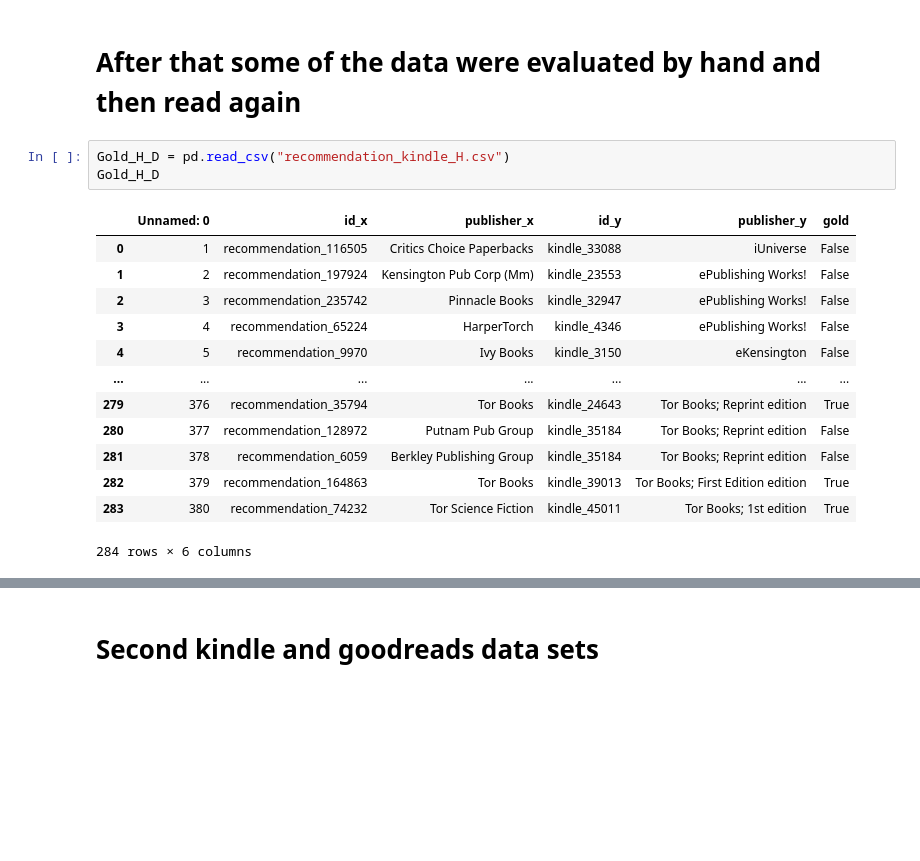
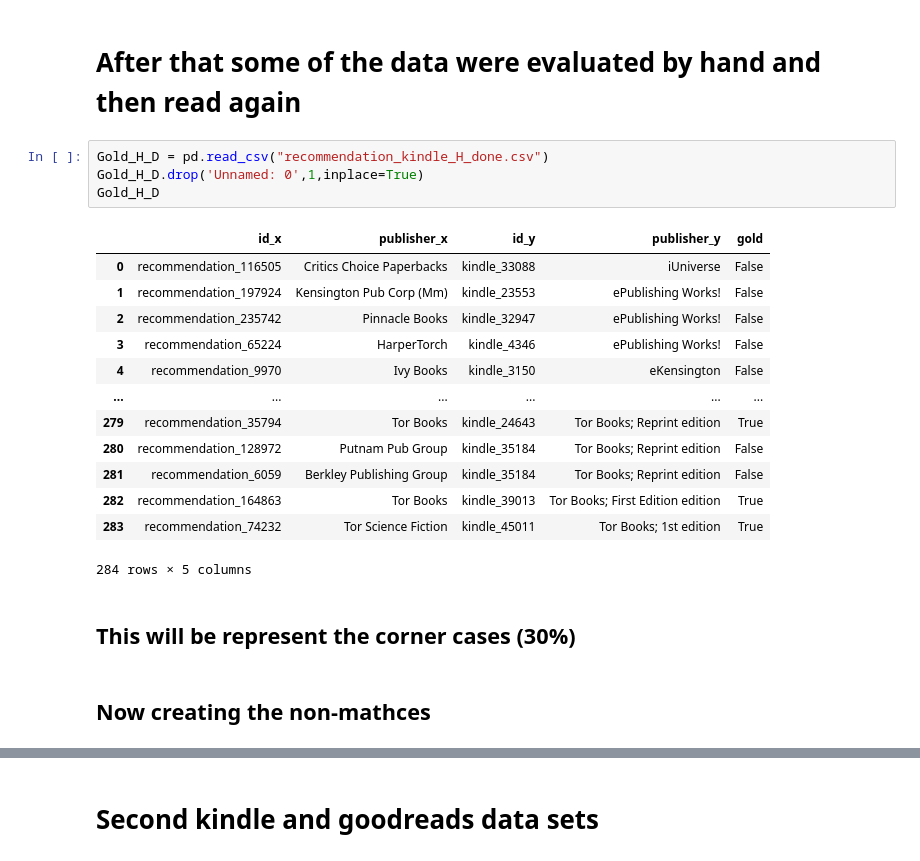
Before and after one commit to ahmed-elzamarany/Web_Data_Integration, a Jupyter notebook: Notebooks/Creating_GS.ipynb, the cells around one changed output, grey strips where cells are left out. Cells and saved outputs as stored; diff of their text form; blank space fills up the shorter version.

```diff
--- a/Notebooks/Creating_GS.ipynb
+++ b/Notebooks/Creating_GS.ipynb
@@ -128,19 +131,24 @@ Gold_H.loc[1:380].to_csv('recommendation_kindle_H.csv')
 # %% [markdown]
 # After that some of the data were evaluated by hand and then read again
 # %%
-Gold_H_D = pd.read_csv("recommendation_kindle_H.csv")
+Gold_H_D = pd.read_csv("recommendation_kindle_H_done.csv")
+Gold_H_D.drop('Unnamed: 0',1,inplace=True)
 Gold_H_D
 # %% [output]
-|  | Unnamed: 0 | id_x | publisher_x | id_y | publisher_y | gold |
-| 0 | 1 | recommendation_116505 | Critics Choice Paperbacks | kindle_33088 | iUniverse | False |
-| 1 | 2 | recommendation_197924 | Kensington Pub Corp (Mm) | kindle_23553 | ePublishing Works! | False |
-| 2 | 3 | recommendation_235742 | Pinnacle Books | kindle_32947 | ePublishing Works! | False |
-| 3 | 4 | recommendation_65224 | HarperTorch | kindle_4346 | ePublishing Works! | False |
-| 4 | 5 | recommendation_9970 | Ivy Books | kindle_3150 | eKensington | False |
-| ... | ... | ... | ... | ... | ... | ... |
-| 279 | 376 | recommendation_35794 | Tor Books | kindle_24643 | Tor Books; Reprint edition | True |
-| 280 | 377 | recommendation_128972 | Putnam Pub Group | kindle_35184 | Tor Books; Reprint edition | False |
-| 281 | 378 | recommendation_6059 | Berkley Publishing Group | kindle_35184 | Tor Books; Reprint edition | False |
-| 282 | 379 | recommendation_164863 | Tor Books | kindle_39013 | Tor Books; First Edition edition | True |
-| 283 | 380 | recommendation_74232 | Tor Science Fiction | kindle_45011 | Tor Books; 1st edition | True |
+|  | id_x | publisher_x | id_y | publisher_y | gold |
+| 0 | recommendation_116505 | Critics Choice Paperbacks | kindle_33088 | iUniverse | False |
+| 1 | recommendation_197924 | Kensington Pub Corp (Mm) | kindle_23553 | ePublishing Works! | False |
+| 2 | recommendation_235742 | Pinnacle Books | kindle_32947 | ePublishing Works! | False |
+| 3 | recommendation_65224 | HarperTorch | kindle_4346 | ePublishing Works! | False |
+| 4 | recommendation_9970 | Ivy Books | kindle_3150 | eKensington | False |
+| ... | ... | ... | ... | ... | ... |
+| 279 | recommendation_35794 | Tor Books | kindle_24643 | Tor Books; Reprint edition | True |
+| 280 | recommendation_128972 | Putnam Pub Group | kindle_35184 | Tor Books; Reprint edition | False |
+| 281 | recommendation_6059 | Berkley Publishing Group | kindle_35184 | Tor Books; Reprint edition | False |
+| 282 | recommendation_164863 | Tor Books | kindle_39013 | Tor Books; First Edition edition | True |
+| 283 | recommendation_74232 | Tor Science Fiction | kindle_45011 | Tor Books; 1st edition | True |
-284 rows × 6 columns
+284 rows × 5 columns
+# %% [markdown]
+## This will be represent the corner cases (30%)
+# %% [markdown]
+## Now creating the non-mathces
```
Also changed, not shown: parts of 50 cells of this notebook, 11 other files.
